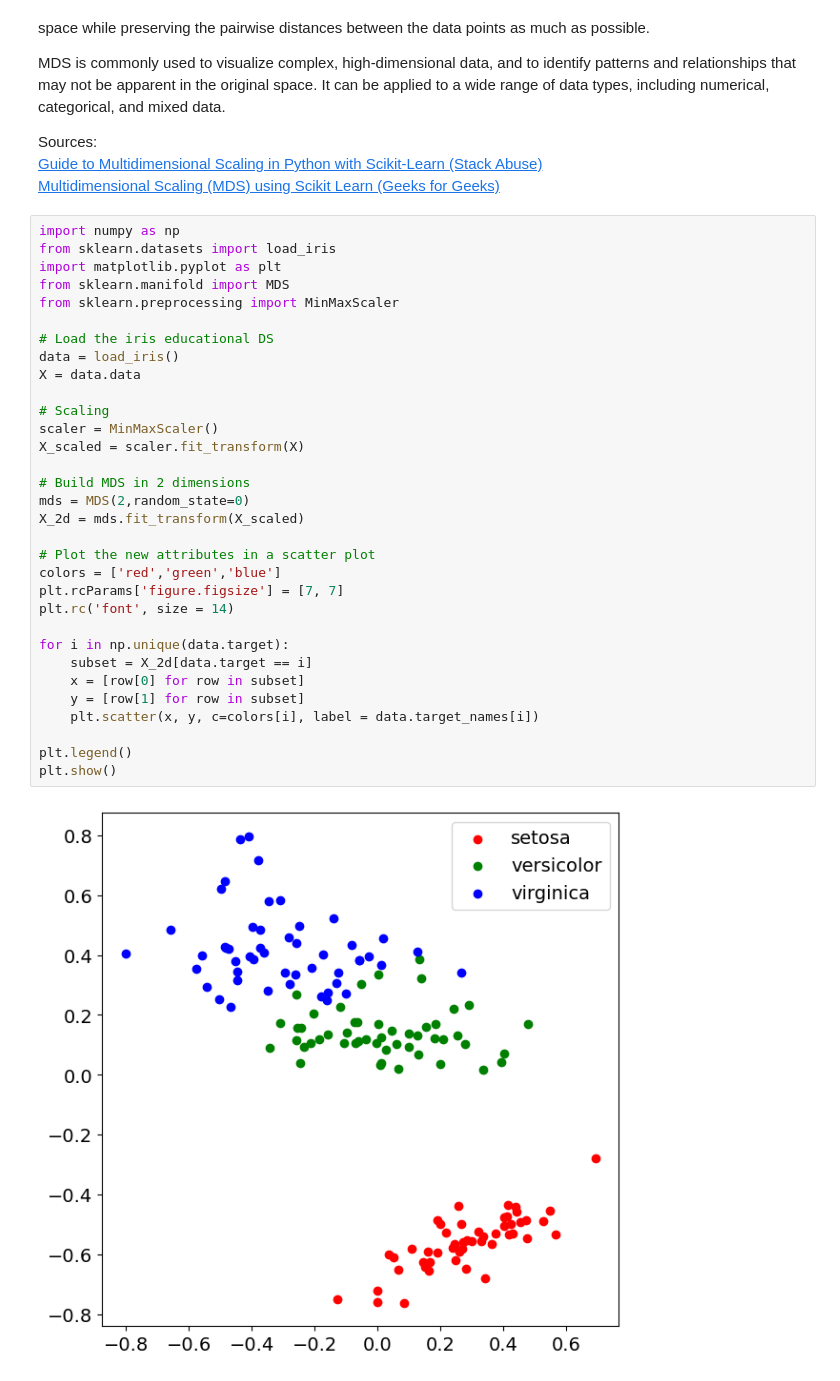
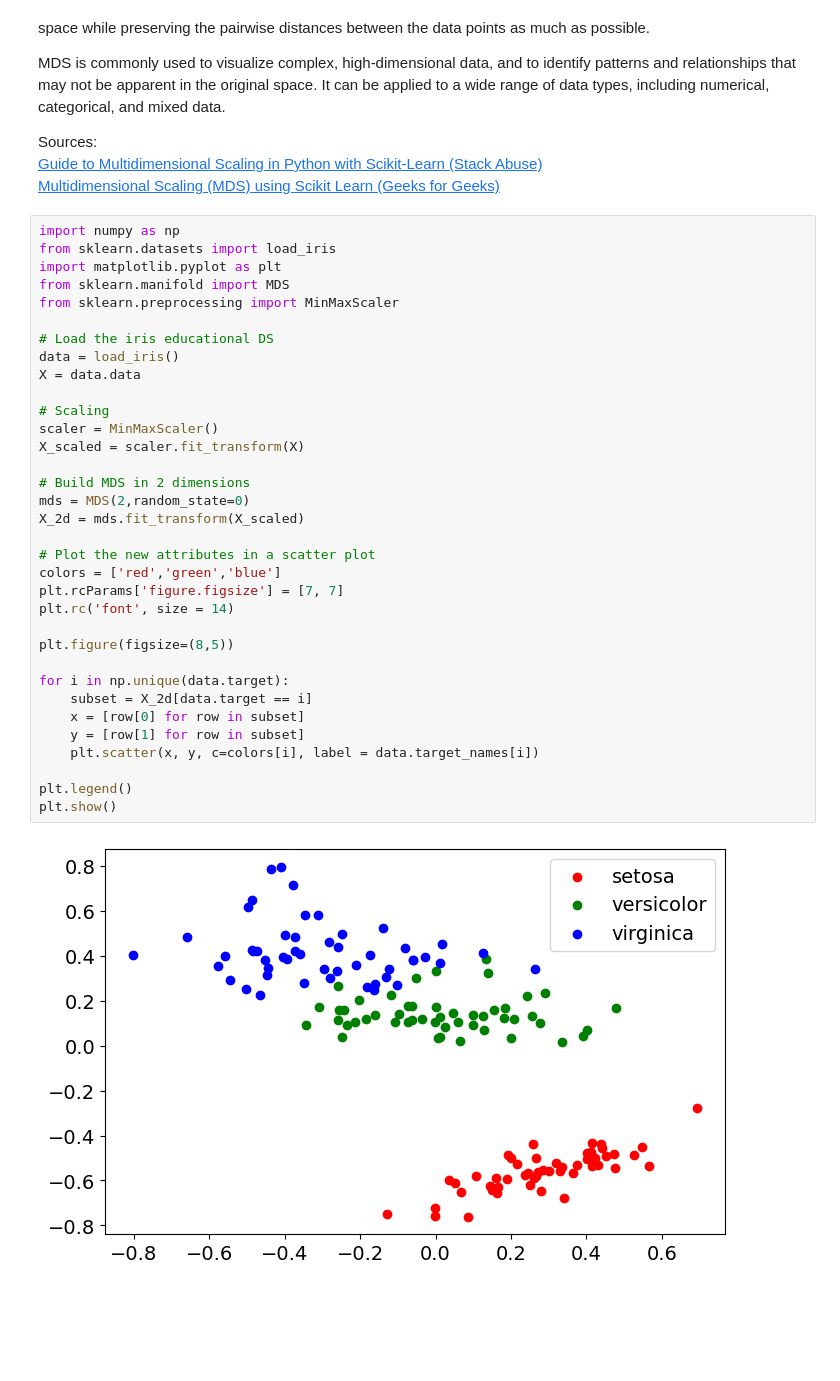
Before and after one commit to jrbayguade/MDS-Multi-Dimensional-Scaling-with-Python, a Jupyter notebook: T7_3_MDS_Multi_Dimensional_Scaling.ipynb, the cells around one changed output. Saved outputs shown, nothing was run; the diff lists cells and outputs as text; blank space fills up the shorter version.

```diff
--- a/T7_3_MDS_Multi_Dimensional_Scaling.ipynb
+++ b/T7_3_MDS_Multi_Dimensional_Scaling.ipynb
@@ -14,34 +14,36 @@ from sklearn.datasets import load_iris
 import matplotlib.pyplot as plt
 from sklearn.manifold import MDS
 from sklearn.preprocessing import MinMaxScaler
 
 # Load the iris educational DS
 data = load_iris()
 X = data.data
 
 # Scaling
 scaler = MinMaxScaler()
 X_scaled = scaler.fit_transform(X)
 
 # Build MDS in 2 dimensions
 mds = MDS(2,random_state=0)
 X_2d = mds.fit_transform(X_scaled)
 
 # Plot the new attributes in a scatter plot
 colors = ['red','green','blue']
 plt.rcParams['figure.figsize'] = [7, 7]
 plt.rc('font', size = 14)
 
+plt.figure(figsize=(8,5))
+
 for i in np.unique(data.target):
     subset = X_2d[data.target == i]
     x = [row[0] for row in subset]
     y = [row[1] for row in subset]
     plt.scatter(x, y, c=colors[i], label = data.target_names[i])
 
 plt.legend()
 plt.show()
 # %% [output]
-[figure, old version]
+[figure, new version]
 # %% [markdown]
 #### ☝️Interpretation
  - The species labels (setosa, versicolor, virginica) are placed along these axes, suggesting their positions in the reduced 2D space
```
Also changed, not shown: parts of 1 cell of this notebook.
